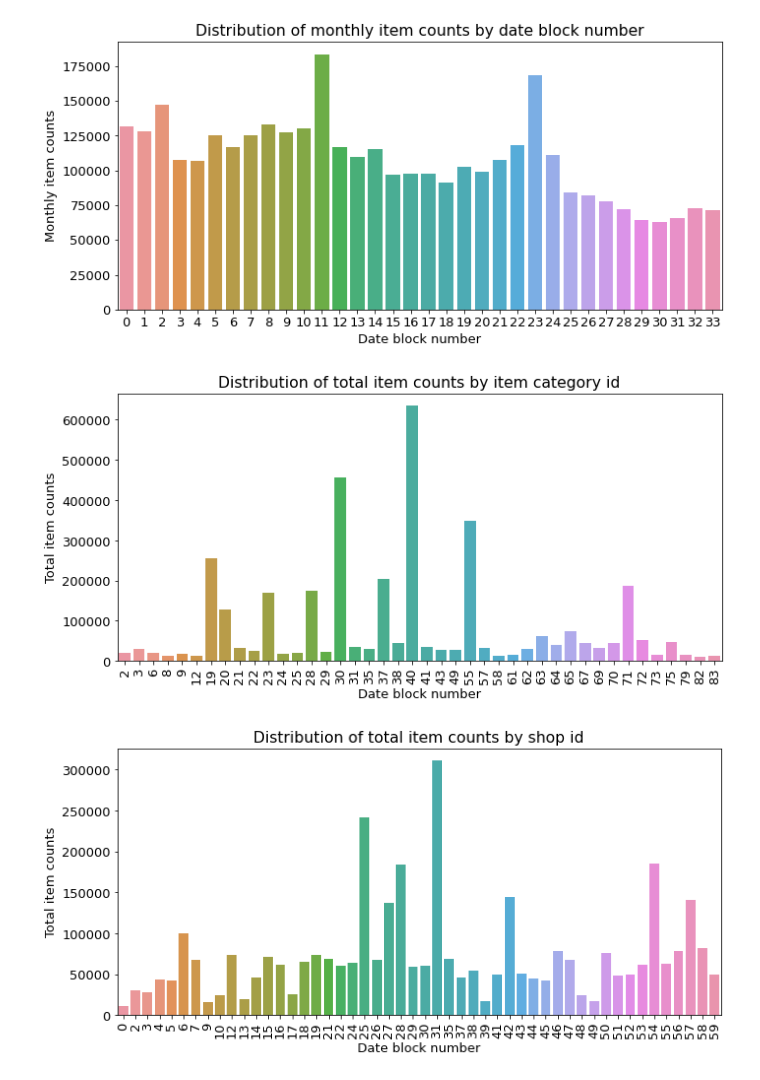
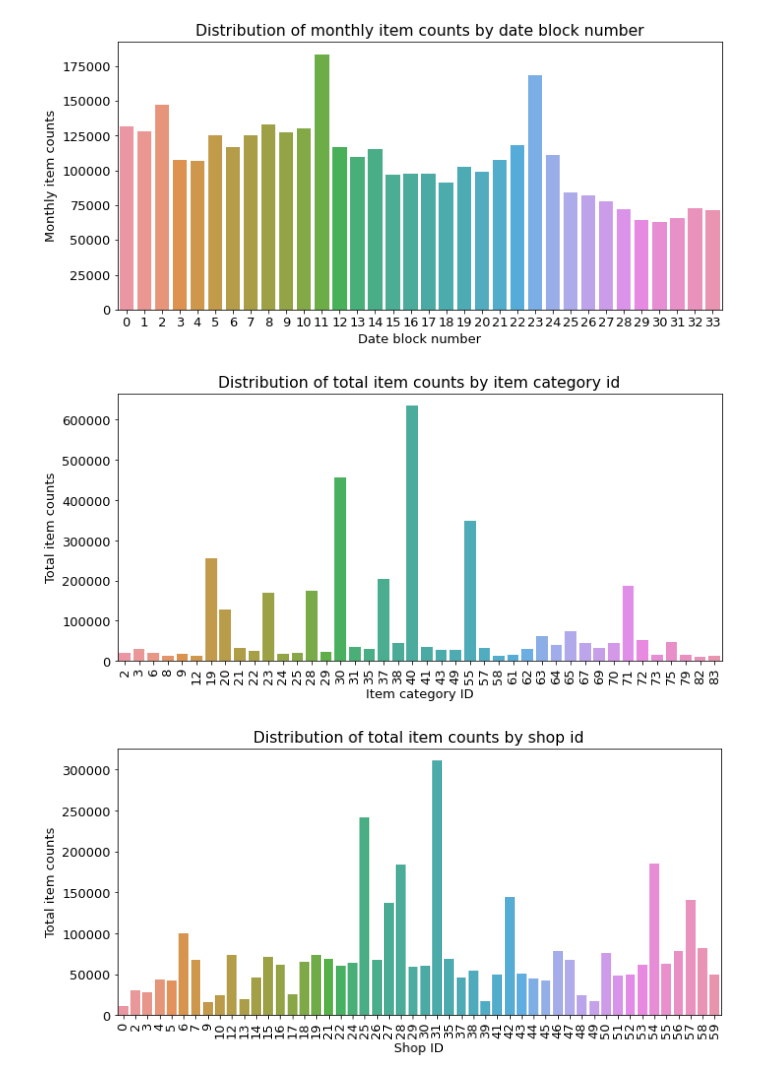
Before and after one commit to BaekKyunShin/Must-Have-Kaggle-Data-Science, a Jupyter notebook: ch6/predict_future_sales_EDA.ipynb, the cells around one changed output. Saved outputs shown, nothing was run; the diff lists cells and outputs as text; code cells hidden in the pictures.

```diff
--- a/ch6/predict_future_sales_EDA.ipynb
+++ b/ch6/predict_future_sales_EDA.ipynb
@@ -123,0 +126,6 @@ submission.head()
+# %%
+train = sales_train.merge(shops, on='shop_id', how='left')
+train = train.merge(items, on='item_id', how='left')
+train = train.merge(item_categories, on='item_category_id', how='left')
+
+train.head()
@@ -203,37 +219,39 @@ ax.set(title='Distribution of monthly item counts by date block number',
 # %% [output]
 [figure]
 # %%
-fig, ax= plt.subplots()
-fig.set_size_inches(11, 5)
+figure, ax= plt.subplots()
+figure.set_size_inches(11, 5)
 
-# 상품 범주별 총 상품판매량
-group_cat_sum = train_joined.groupby('item_category_id',
-                                     as_index=False)['item_cnt_day'].sum()
+# 상품 범주별 총 상품 판매량
+group_cat_sum = train.groupby('item_category_id').agg({'item_cnt_day': 'sum'})
+group_cat_sum = group_cat_sum.reset_index()
+
 # 총 판매량이 10,000개 이상인 상품 범주만 추출
 group_cat_sum = group_cat_sum[group_cat_sum['item_cnt_day'] > 10000]
 
-# 상품 범주별 총 상품판매량 분포도
+# 상품 범주별 총 상품 판매량 막대그래프
 sns.barplot(x='item_category_id', y='item_cnt_day', data=group_cat_sum)
 ax.set(title='Distribution of total item counts by item category id',
-       xlabel='Date block number',
+       xlabel='Item category ID',
        ylabel='Total item counts')
-ax.tick_params(axis='x', labelrotation=90)
+ax.tick_params(axis='x', labelrotation=90) # x축 라벨 회전
 # %% [output]
-[figure, old version]
+[figure, new version]
 # %%
-fig, ax= plt.subplots()
-fig.set_size_inches(11, 5)
+figure, ax= plt.subplots()
+figure.set_size_inches(11, 5)
 
-# 상점별 총 상품판매량
-group_shop_sum = train_joined.groupby('shop_id',
-                                      as_index=False)['item_cnt_day'].sum()
+# 상점별 총 상품 판매량
+group_shop_sum = train.groupby('shop_id').agg({'item_cnt_day': 'sum'})
+group_shop_sum = group_shop_sum.reset_index()
+
 group_shop_sum = group_shop_sum[group_shop_sum['item_cnt_day'] > 10000]
 
-# 상점별 총 상품판매량 분포도
+# 상점별 총 상품 판매량 막대그래프
 sns.barplot(x='shop_id', y='item_cnt_day', data=group_shop_sum)
 ax.set(title='Distribution of total item counts by shop id',
-       xlabel='Date block number',
+       xlabel='Shop ID',
        ylabel='Total item counts')
 ax.tick_params(axis='x', labelrotation=90)
 # %% [output]
-[figure, old version]
+[figure, new version]
```
Also changed, not shown: parts of 13 cells of this notebook.
